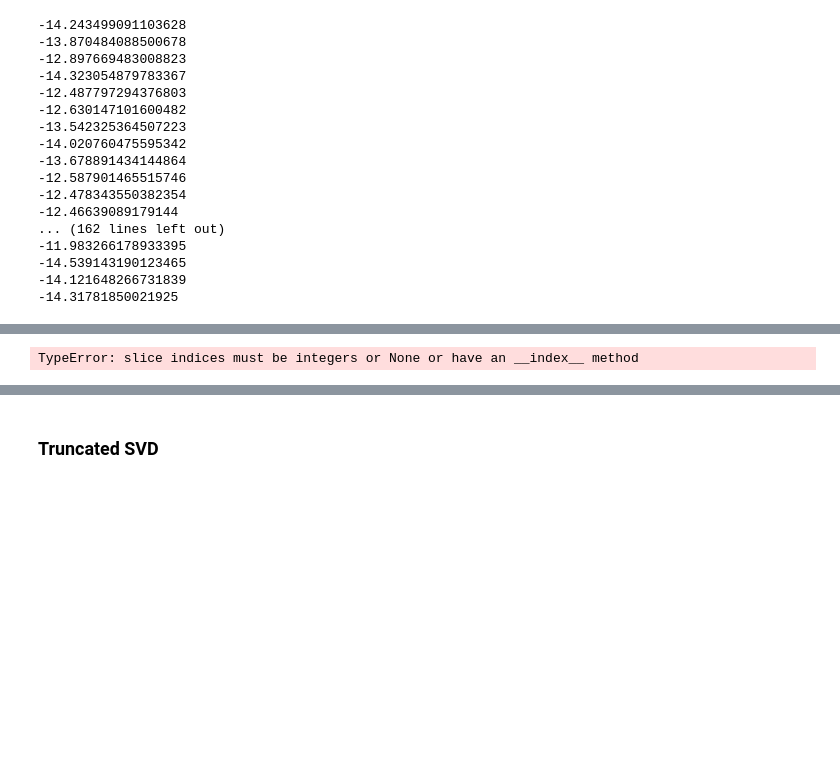
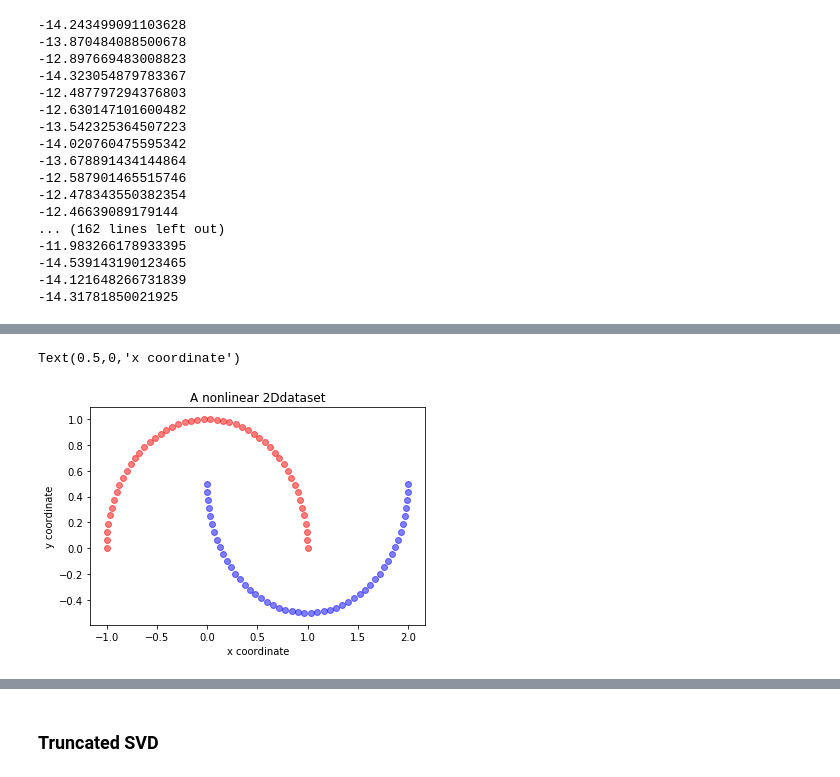
Before and after one commit to Chialijuan/JupyterNotes, a Jupyter notebook: DimentionalityReduction.ipynb, the cells around one changed output, grey strips where cells are left out. Cells and saved outputs as stored; diff of their text form; code cells hidden in the pictures; blank space fills up the shorter version.

```diff
--- a/DimentionalityReduction.ipynb
+++ b/DimentionalityReduction.ipynb
@@ -398,4 +427,4 @@ kpca = KernelPCA(kernel='cosine', n_components=0.9)
-# %%
-x_kpca = kpca.fit_transform(x)
-# %% [output]
-TypeError: slice indices must be integers or None or have an __index__ method
+# %%
+# Loading in non-linear data (2 half-moon shapes)
+from sklearn.datasets import make_moons
+x, y = make_moons(n_samples=100, random_state=2019)
@@ -401,0 +433,11 @@ TypeError: slice indices must be integers or None or have an __index__ method
+# %%
+# Plot graph of data
+plt.scatter(x[y==0, 0], x[y==0, 1], color='red', alpha=0.5)
+plt.scatter(x[y==1, 0], x[y==1, 1], color='blue', alpha=0.5)
+
+plt.title('A nonlinear 2Ddataset')
+plt.ylabel('y coordinate')
+plt.xlabel('x coordinate')
+# %% [output]
+Text(0.5,0,'x coordinate')
+[figure, added]
```
Also changed, not shown: parts of 18 cells of this notebook.
